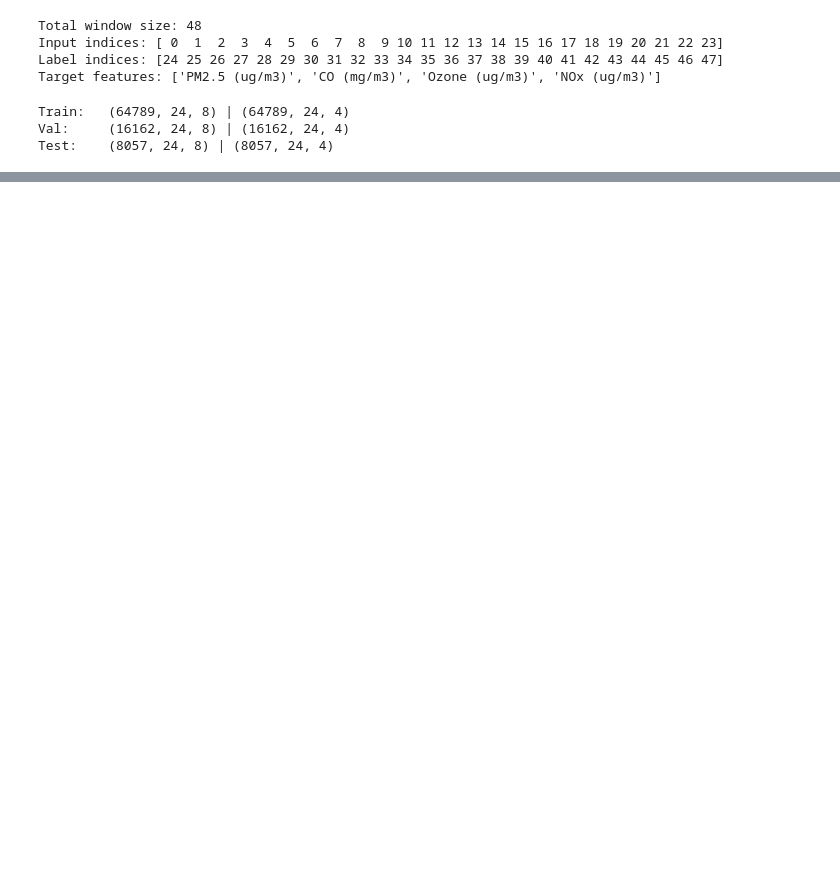
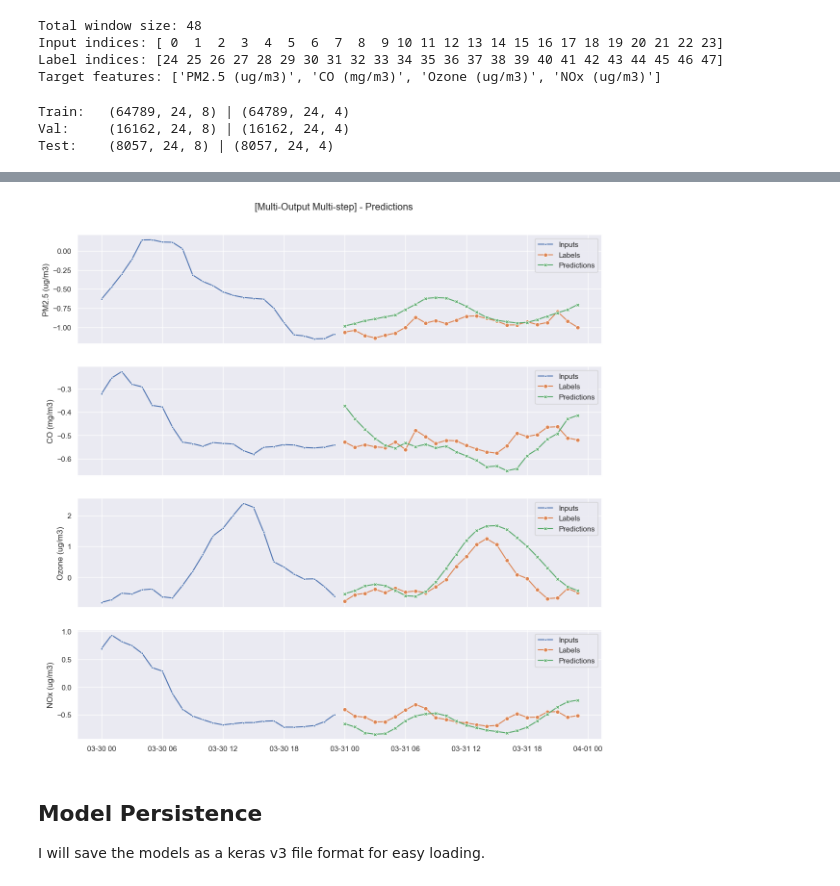
Before and after one commit to sotostzam/india-air-quality-analysis, a Jupyter notebook: 2_deep_learning.ipynb, the cells around one changed output, grey strips where cells are left out. Cells and saved outputs as stored; diff of their text form; code cells hidden in the pictures; blank space fills up the shorter version.

```diff
--- a/2_deep_learning.ipynb
+++ b/2_deep_learning.ipynb
@@ -898,0 +918,2 @@ n_outputs = multi_step_window.train[1].shape[-1]
+# %%
+n_steps, n_features, n_outputs = multi_step_window.get_model_params
@@ -899,8 +924,7 @@ n_outputs = multi_step_window.train[1].shape[-1]
 # %%
 multi_lstm_stacked = tf.keras.Sequential([
     Input(shape=(n_steps, n_features)),
-    LSTM(64, return_sequences=True),
-    LSTM(24),
+    LSTM(64, return_sequences=False),
 
     # Shape => [batch, 1, out_steps*features]
     Dense(n_steps*n_outputs, kernel_initializer=tf.initializers.zeros()),
@@ -930,13 +953,29 @@ Epoch 11/50
 # %%
-multi_predictions = multi_lstm_stacked.predict(multi_step_window.test[0])
-multi_predictions = pd.DataFrame(multi_predictions[-1], index=test_df.index[multi_step_window.input_width:][-multi_step_window.input_width:], columns=multi_step_window.label_columns)
+def plot_multi_predictions(model, window, title):
+    # Get properties of plotting.
+    is_multi_output = len(window.label_columns) > 1
 
-fig = plt.figure(figsize=(12, 3))
-fig.suptitle('Multi-Output Multi-step Model - Predictions')
+    # Get test set predictions.
+    test_predictions = model.predict(window.test[0])
+    test_predictions = pd.DataFrame(test_predictions[-1], index=window.test_df.index[window.input_width:][-window.input_width:], columns=window.label_columns)
 
-input_width = multi_step_window.input_width
-sns.lineplot(data=test_df[-input_width*2:-input_width], x=test_df.index[-input_width*2:-input_width], y=multi_step_window.label_columns[3], label="Inputs", marker='.')
-sns.lineplot(data=test_df[-input_width:], x=test_df.index[-input_width:], y=multi_step_window.label_columns[3], label="Labels", marker='o')
-sns.lineplot(data=multi_predictions, x=multi_predictions.index, y=multi_step_window.label_columns[3], label="Predictions", marker='X')
+    # Set figure properties.
+    fig, ax = plt.subplots(len(window.label_columns), 1, figsize=(12, 3*len(window.label_columns)), sharex=True)
+    fig.suptitle(title)
+    fig.tight_layout(pad=2.0)
 
-plt.show()
+    input_width = window.input_width
+    input_slice = slice(-input_width*2, -input_width)
+    label_slice = slice(-input_width, None)
+
+    for index in window.label_columns_indices:
+        sns.lineplot(data=window.test_df[input_slice], x=window.test_df.index[input_slice], y=window.label_columns[index],
+                     label="Inputs", marker='.', ax=ax[index])
+        sns.lineplot(data=window.test_df[label_slice], x=window.test_df.index[label_slice], y=window.label_columns[index],
+                     label="Labels", marker='o', ax=ax[index])
+        sns.lineplot(data=test_predictions, x=test_predictions.index, y=window.label_columns[index],
+                     label="Predictions", marker='X', ax=ax[index])
+
+    # Remove x label fom plot.
+    ax = [x.set(xlabel=None) for x in ax]
+    plt.show()
@@ -945,0 +982,3 @@ plt.show()
+# %%
+plot_multi_predictions(multi_lstm_stacked, multi_step_window, title='[Multi-Output Multi-step] - Predictions')
+# %% [output]
@@ -945,0 +986,5 @@ plt.show()
+[figure, added]
+# %% [markdown]
+## Model Persistence
+
+I will save the models as a keras v3 file format for easy loading.
```
Also changed, not shown: parts of 38 cells of this notebook, 2 other files.
